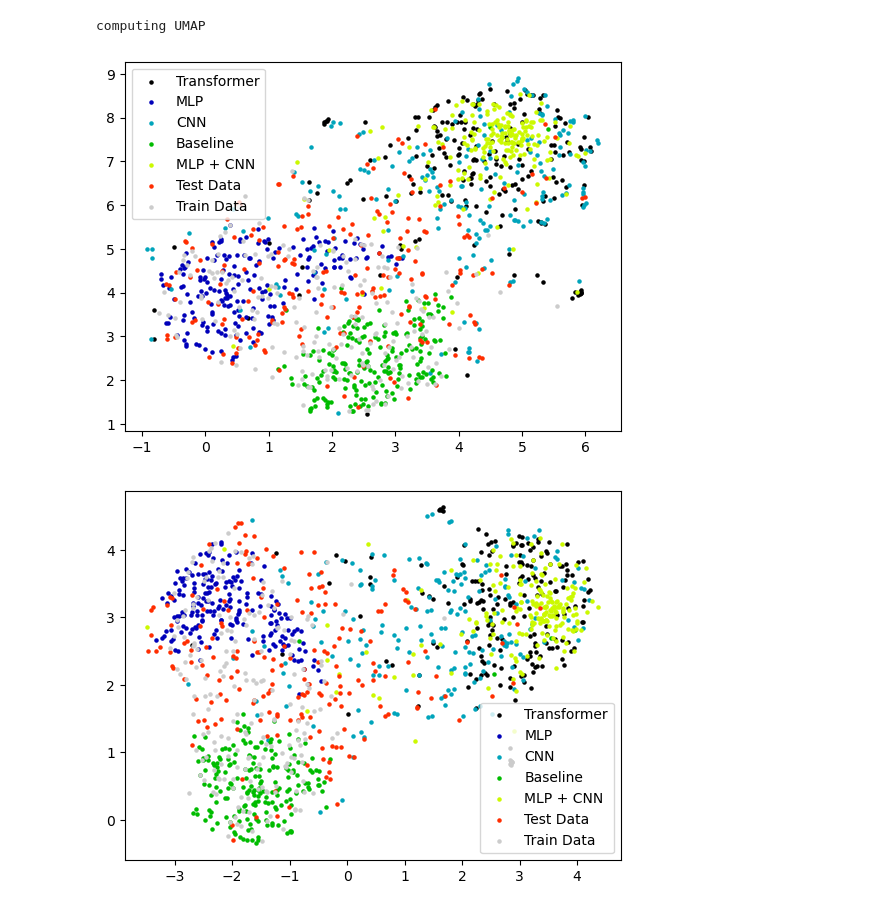
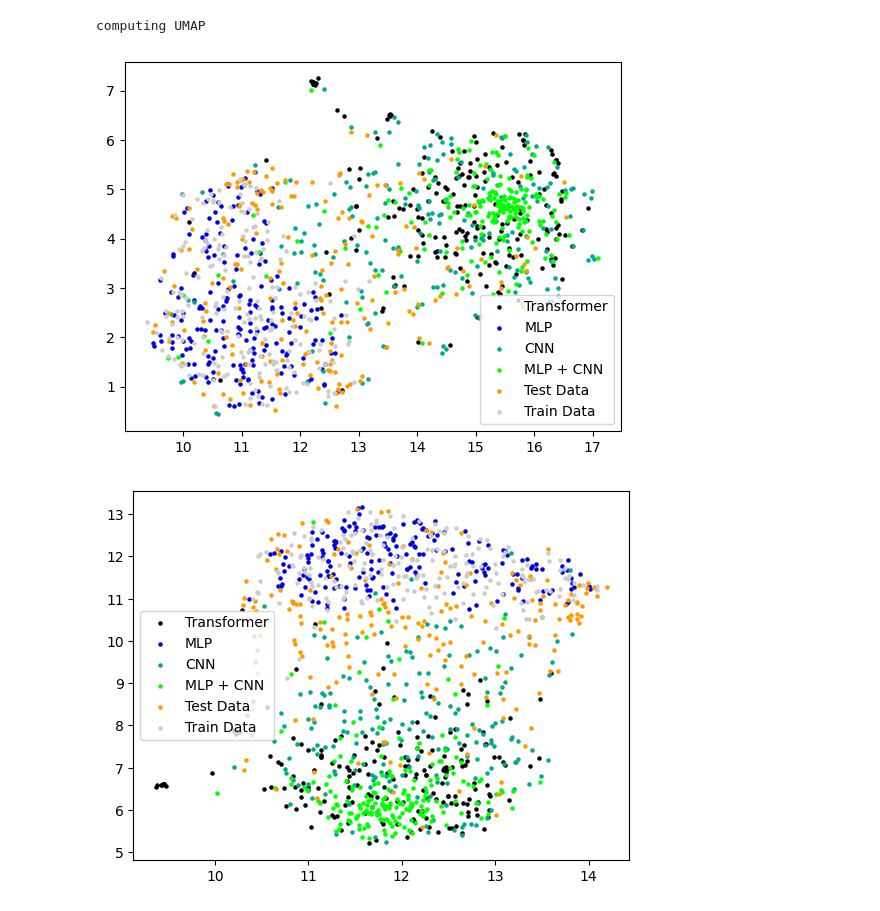
Before and after one commit to TheMody/GeneDiffusion, a Jupyter notebook: analyze_embeddings.ipynb, the cells around one changed output. Saved outputs shown, nothing was run; the diff lists cells and outputs as text; code cells hidden in the pictures.

```diff
--- a/analyze_embeddings.ipynb
+++ b/analyze_embeddings.ipynb
@@ -48,10 +48,10 @@ syn_dataloader = DataLoader(geneticData, batch_size=config["batch_size"])
 syn_data, syn_data_labels = draw_samples(syn_dataloader, num_samples)
 datas.append(syn_data)
 
-geneticData = SynGeneticDataset("finalruns/Baseline/")
-syn_dataloader = DataLoader(geneticData, batch_size=config["batch_size"])
-syn_data, syn_data_labels = draw_samples(syn_dataloader, num_samples)
-datas.append(syn_data)
+# geneticData = SynGeneticDataset("finalruns/Baseline/")
+# syn_dataloader = DataLoader(geneticData, batch_size=config["batch_size"])
+# syn_data, syn_data_labels = draw_samples(syn_dataloader, num_samples)
+# datas.append(syn_data)
 
 geneticData = SynGeneticDataset("finalruns/UnetCombined/")
 syn_dataloader = DataLoader(geneticData, batch_size=config["batch_size"])
@@ -130,30 +128,32 @@ computing UMAP
 # %%
 
 colors = plt.get_cmap('nipy_spectral')(np.linspace(0, 1, len(datas)))
-labels =  ["Transformer", "MLP", "CNN", "Baseline", "MLP + CNN" ,"Test Data", "Train Data"]
+labels =  ["Transformer", "MLP", "CNN", "MLP + CNN" ,"Test Data", "Train Data"]
 for i in range(len(datas)):
     plt_data = embedding[i*num_samples: (i+1)*num_samples]
     plt.scatter(plt_data[:, 0], plt_data[:, 1], color = colors[i], label = labels[i], s = 5)
 plt.legend()
+plt.savefig("umap_cosine.png")
 plt.show()
 
 for i in range(len(datas)):
     plt_data = embedding2[i*num_samples: (i+1)*num_samples]
     plt.scatter(plt_data[:, 0], plt_data[:, 1], color = colors[i], label = labels[i], s = 5)
 plt.legend()
 plt.show()
 
 for i in range(len(datas)):
     plt_data = embedding3[i*num_samples: (i+1)*num_samples]
     plt.scatter(plt_data[:, 0], plt_data[:, 1], color = colors[i], label = labels[i], s = 5)
 plt.legend()
+plt.savefig("umap_euclidean.png")
 plt.show()
 
 for i in range(len(datas)):
     plt_data = embedding4[i*num_samples: (i+1)*num_samples]
     plt.scatter(plt_data[:, 0], plt_data[:, 1], color = colors[i], label = labels[i], s = 5)
 plt.legend()
 plt.show()
 # %% [output]
-[figure, old version]
+[figure, new version]
-[figure, old version]
+[figure, new version]
```
Also changed, not shown: parts of 9 cells of this notebook, 6 other files.
